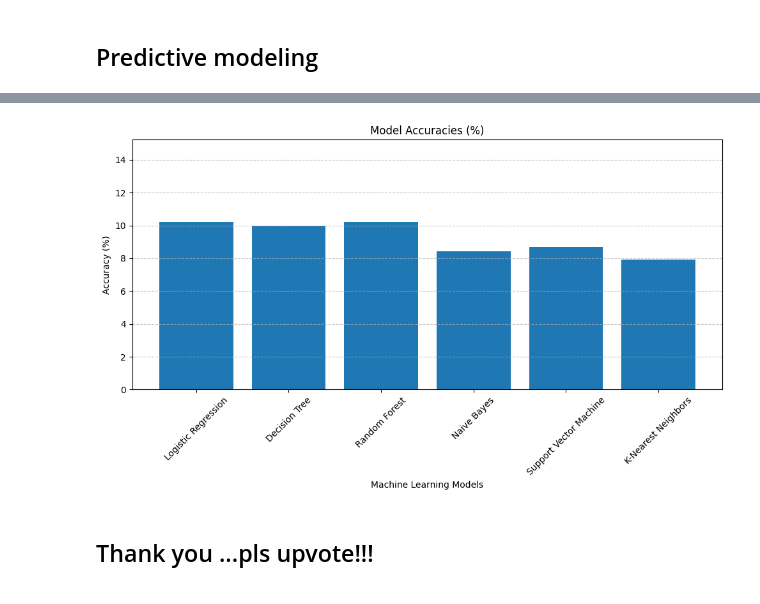
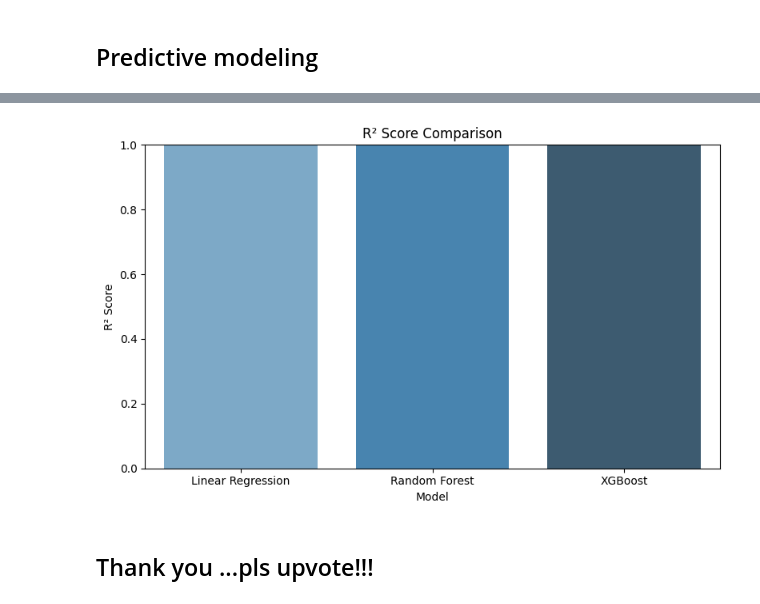
Before and after one commit to lalitssonawane/ineuron-internship, a Jupyter notebook: grocery-store-sales-dataset-2025-ml-10.ipynb, the cells around one changed output, grey strips where cells are left out. Saved outputs shown, nothing was run; the diff lists cells and outputs as text; code cells hidden in the pictures.

```diff
--- a/grocery-store-sales-dataset-2025-ml-10.ipynb
+++ b/grocery-store-sales-dataset-2025-ml-10.ipynb
@@ -293,24 +277,0 @@ K-Nearest Neighbors: 7.93%
-# %%
-# Model accuracies (in %)
-accuracies = {
-    "Logistic Regression": 10.23,
-    "Decision Tree": 9.97,
-    "Random Forest": 10.23,
-    "Naive Bayes": 8.44,
-    "Support Vector Machine": 8.70,
-    "K-Nearest Neighbors": 7.93
-}
-
-# Plot
-plt.figure(figsize=(10,6))
-plt.bar(accuracies.keys(), accuracies.values())
-plt.title("Model Accuracies (%)")
-plt.xlabel("Machine Learning Models")
-plt.ylabel("Accuracy (%)")
-plt.xticks(rotation=45)
-plt.ylim(0, max(accuracies.values()) + 5)
-plt.grid(axis='y', linestyle='--', alpha=0.7)
-plt.tight_layout()
-plt.show()
-# %% [output]
-[figure, removed]
@@ -317,2 +323,32 @@ plt.show()
+# %%
+models = {
+    "Linear Regression": LinearRegression(),
+    "Random Forest": RandomForestRegressor(n_estimators=200, random_state=42),
+    "XGBoost": XGBRegressor(n_estimators=200, learning_rate=0.1, random_state=42)
+}
+
+results = {}
+
+# Train and Evaluate
+for name, model in models.items():
+    model.fit(X_train_scaled, y_train)
+    y_pred = model.predict(X_test_scaled)
+    r2 = r2_score(y_test, y_pred)
+    rmse = np.sqrt(mean_squared_error(y_test, y_pred))
+    results[name] = {'R2': r2, 'RMSE': rmse}
+
+# ============================
+# Visualization - R²
+# ============================
+plt.figure(figsize=(8, 5))
+sns.barplot(x=list(results.keys()), y=[v['R2'] for v in results.values()], palette="Blues_d")
+plt.title("R² Score Comparison")
+plt.ylabel("R² Score")
+plt.xlabel("Model")
+plt.ylim(0, 1)
+plt.tight_layout()
+plt.show()
+# %% [output]
+[figure, added]
 # %% [markdown]
 ## Thank you ...pls upvote!!!
```
Also changed, not shown: parts of 5 cells of this notebook.
